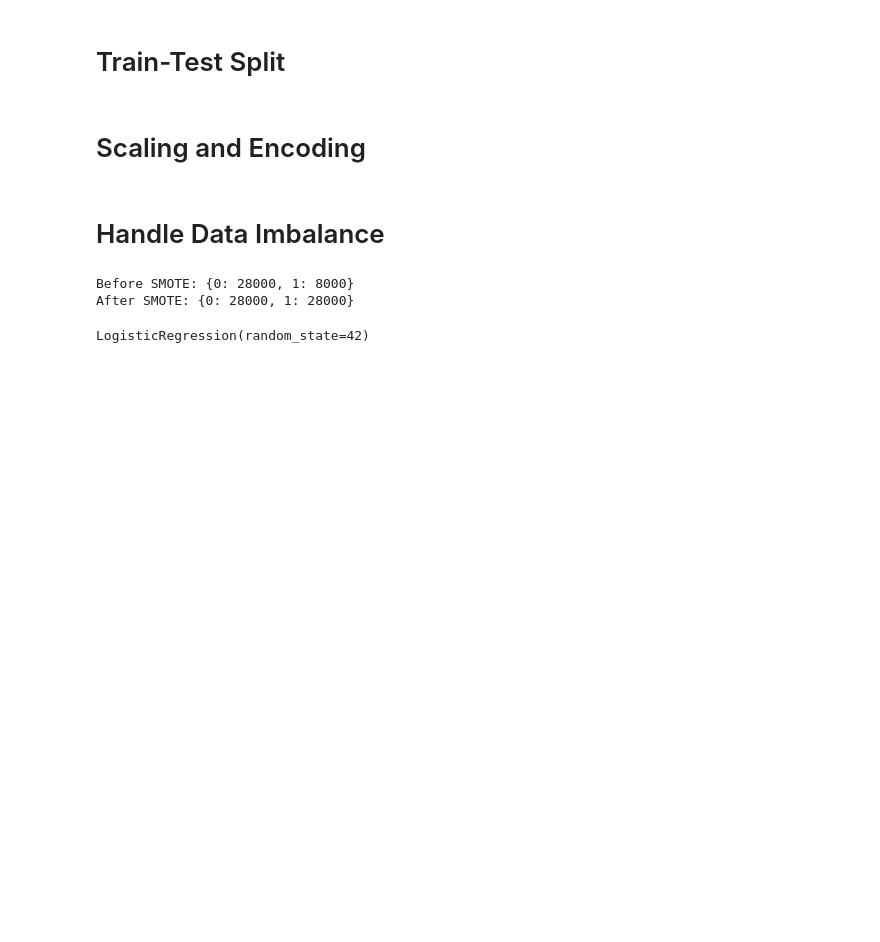
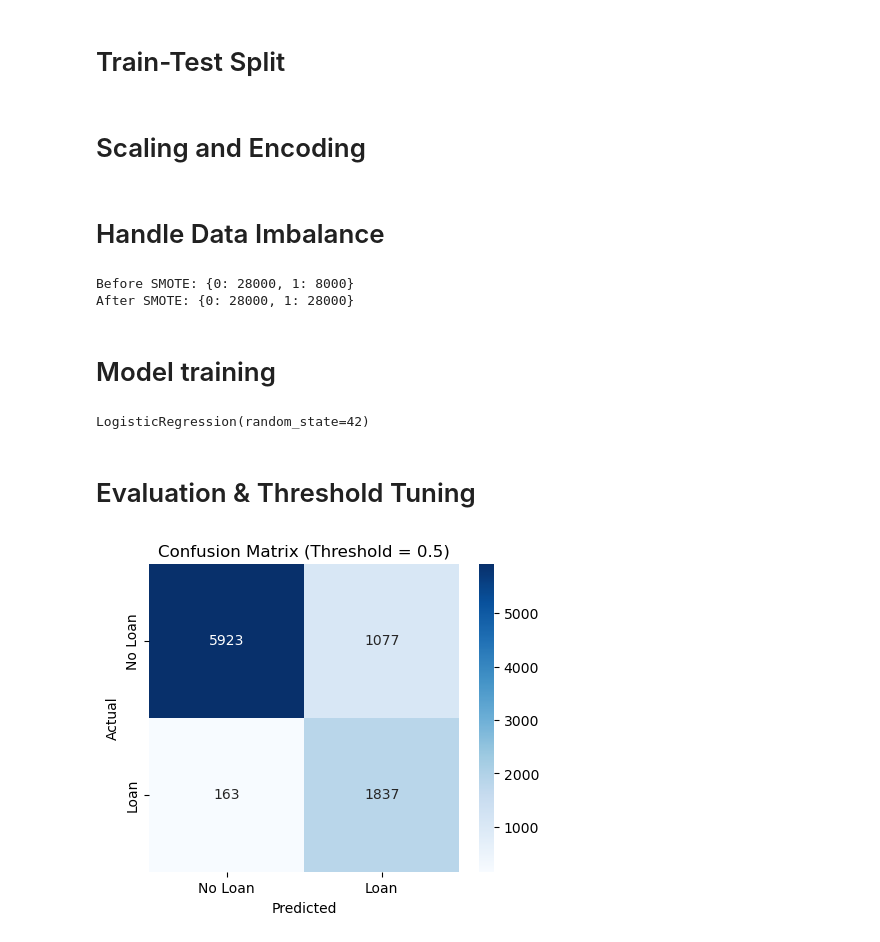
Before and after one commit to Chandu1613/loan-predict-logit, a Jupyter notebook: notebooks/loan_preprocessing.ipynb, the cells around one changed output. Saved outputs shown, nothing was run; the diff lists cells and outputs as text; code cells hidden in the pictures; blank space fills up the shorter version.

Commit message:
Model Evaluation

```diff
--- a/notebooks/loan_preprocessing.ipynb
+++ b/notebooks/loan_preprocessing.ipynb
@@ -293,6 +293,8 @@ print("After SMOTE:", y_train_bal.value_counts().to_dict())
 # %% [output]
 Before SMOTE: {0: 28000, 1: 8000}
 After SMOTE: {0: 28000, 1: 28000}
+# %% [markdown]
+# Model training
 # %%
 from sklearn.linear_model import LogisticRegression
 
@@ -309,0 +305,18 @@ print("Confusion Matrix:\n", confusion_matrix(y_train_bal, y_pred))
+# %% [markdown]
+# Evaluation & Threshold Tuning
+# %%
+from sklearn.metrics import confusion_matrix, classification_report, precision_score, recall_score, roc_auc_score, RocCurveDisplay
+
+y_pred_default = logit.predict(X_test_processed)
+y_pred_proba = logit.predict_proba(X_test_processed)[:, 1]
+# %%
+cm = confusion_matrix(y_test, y_pred_default)
+plt.figure(figsize=(5,4))
+sns.heatmap(cm, annot=True, fmt='d', cmap="Blues", xticklabels=["No Loan", "Loan"], yticklabels=["No Loan", "Loan"])
+plt.xlabel("Predicted")
+plt.ylabel("Actual")
+plt.title("Confusion Matrix (Threshold = 0.5)")
+plt.savefig("../artifacts/confusion_matrix_default.png")
+plt.show()
+# %% [output]
+[figure, added]
```
Also changed, not shown: parts of 4 cells of this notebook, 4 other files.
